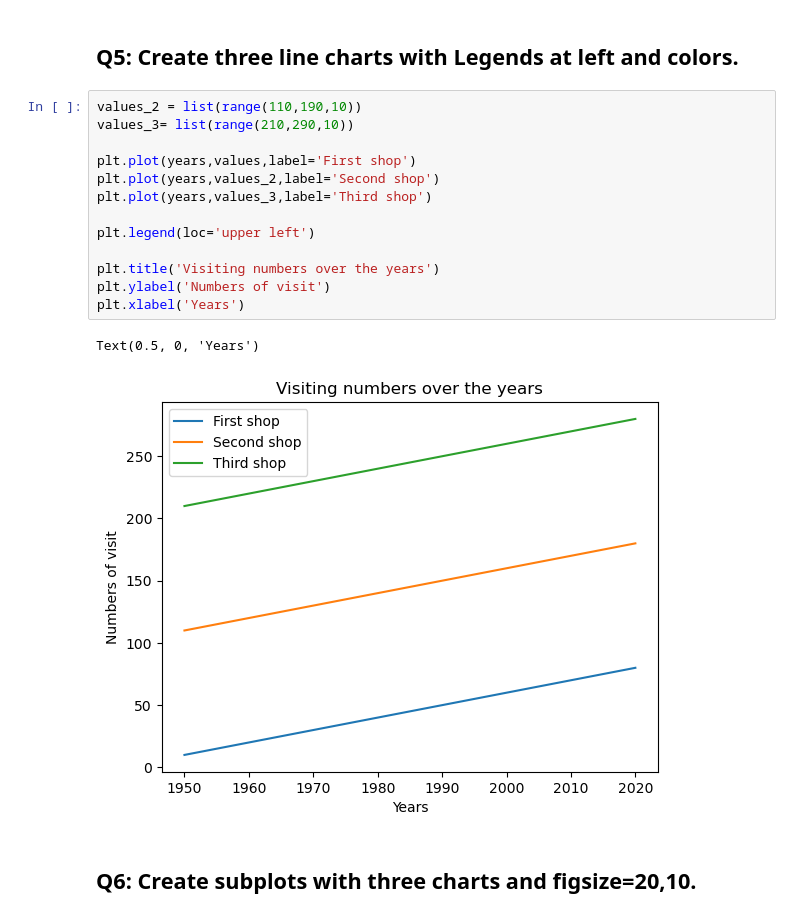
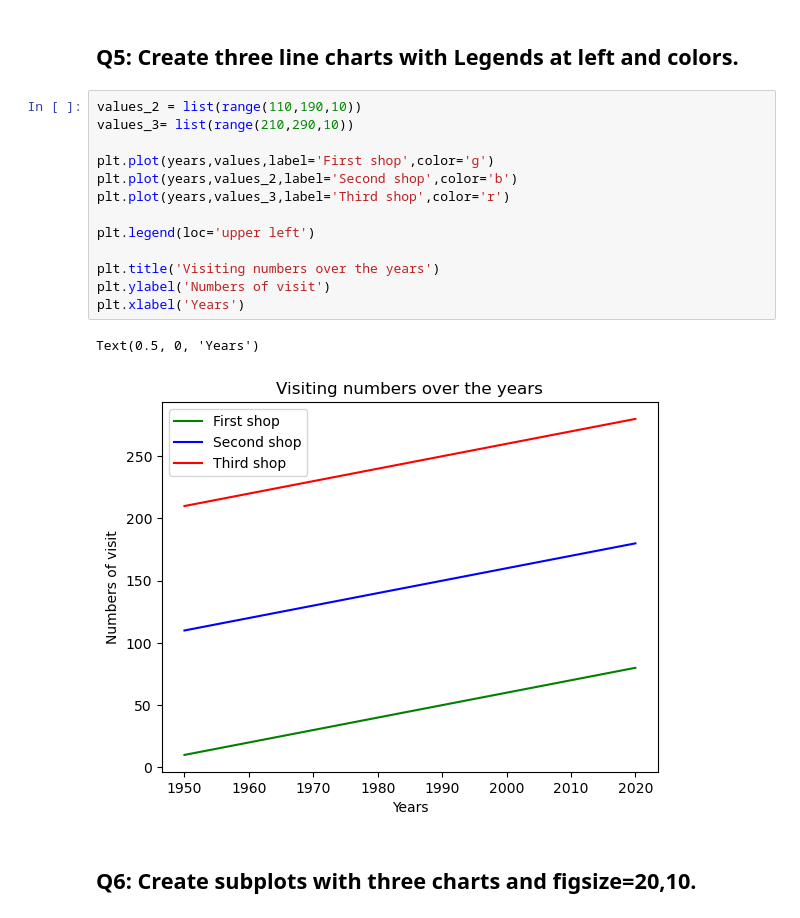
Before and after one commit to Tuwaiq-Data-Science-Bootcamp-V4/Matplotlib-Lab1, a Jupyter notebook: Matplotlib_Assignment1.ipynb, the cells around one changed output. Cells and saved outputs as stored; diff of their text form.

```diff
--- a/Matplotlib_Assignment1.ipynb
+++ b/Matplotlib_Assignment1.ipynb
@@ -104,19 +104,19 @@ plt.show()
 # %%
 values_2 = list(range(110,190,10))
 values_3= list(range(210,290,10))
 
-plt.plot(years,values,label='First shop')
-plt.plot(years,values_2,label='Second shop')
-plt.plot(years,values_3,label='Third shop')
+plt.plot(years,values,label='First shop',color='g')
+plt.plot(years,values_2,label='Second shop',color='b')
+plt.plot(years,values_3,label='Third shop',color='r')
 
 plt.legend(loc='upper left')
 
 plt.title('Visiting numbers over the years')
 plt.ylabel('Numbers of visit')
 plt.xlabel('Years')
 # %% [output]
 Text(0.5, 0, 'Years')
-[figure, old version]
+[figure, new version]
 # %% [markdown]
 ## Q6: Create subplots with three charts and figsize=20,10.
 # %%
```
Also changed, not shown: parts of 18 cells of this notebook.
